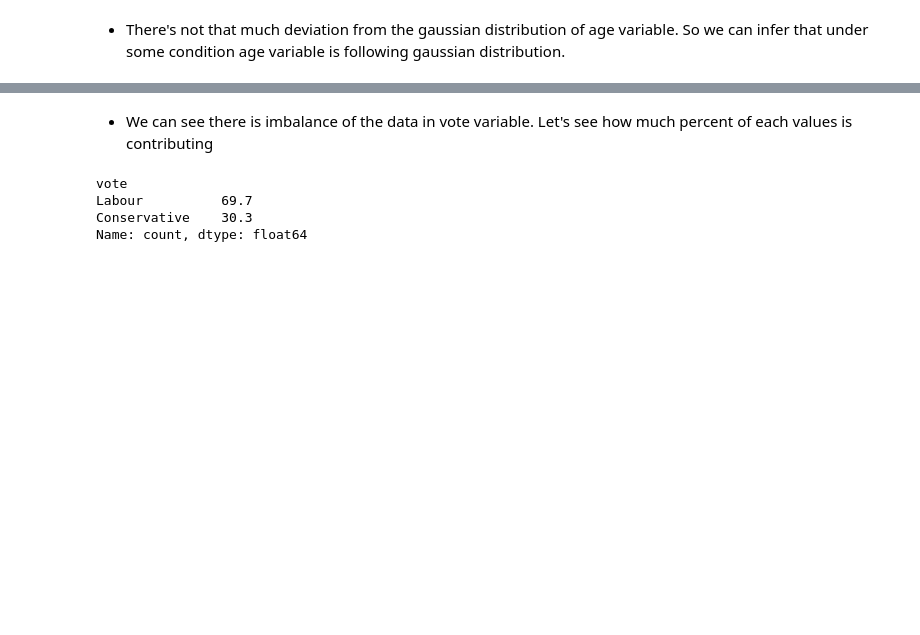
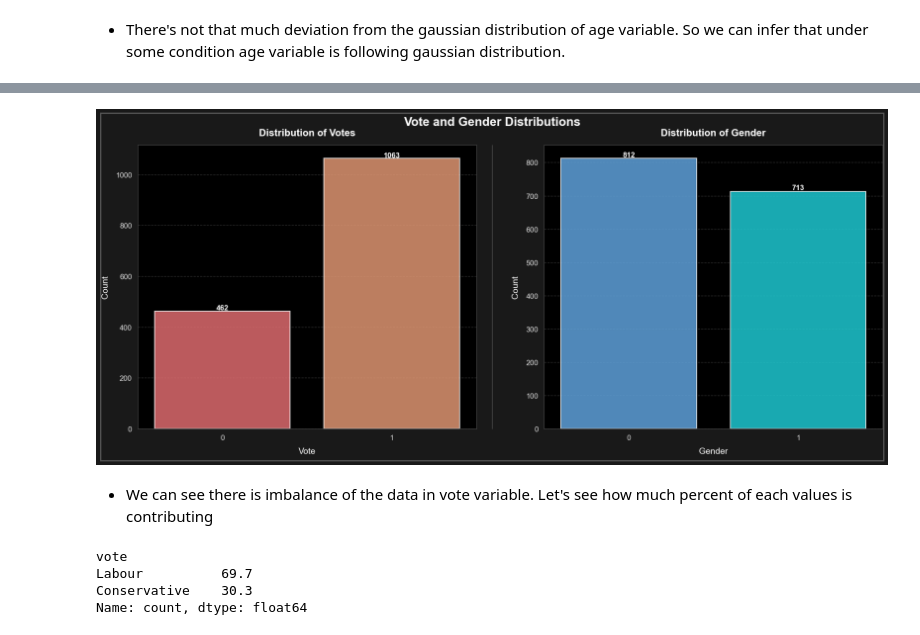
Before and after one commit to Shoyeb45/ElectionVotingPrediction, a Jupyter notebook: model.ipynb, the cells around one changed output, grey strips where cells are left out. Saved outputs shown, nothing was run; the diff lists cells and outputs as text; code cells hidden in the pictures; blank space fills up the shorter version.

Commit message:
Enhanced plots

```diff
--- a/model.ipynb
+++ b/model.ipynb
@@ -242,0 +335,94 @@ Text(0.5, 1.0, 'Count of values in gender variable')
+# %%
+from matplotlib import cm
+
+plt.style.use("dark_background")
+
+# Create figure and axes
+fig, axes = plt.subplots(nrows=1, ncols=2, figsize=(18, 8))
+
+# Color gradients that work well with dark background
+vote_colors = ["#ff5e62", "#ff9966"]  # Warm gradient
+gender_colors = ["#4facfe", "#00f2fe"]  # Cool gradient
+
+# First plot - Vote counts
+vote_plot = sns.countplot(
+    x=df['vote'],
+    ax=axes[0],
+    palette=vote_colors,
+    edgecolor='#ffffff',
+    linewidth=1.5,
+    alpha=0.8
+)
+
+# Second plot - Gender counts
+gender_plot = sns.countplot(
+    x=df['gender'],
+    ax=axes[1],
+    palette=gender_colors,
+    edgecolor='#ffffff',
+    linewidth=1.5,
+    alpha=0.8
+)
+
+# Enhance the plots with titles, labels, and styling
+for i, (ax, title, variable) in enumerate(zip(
+    axes,
+    ["Distribution of Votes", "Distribution of Gender"],
+    ["vote", "gender"]
+)):
+    # Add a subtle grid
+    ax.grid(axis='y', linestyle='--', alpha=0.2, color="#ffffff")
+    ax.set_axisbelow(True)
+
+    # Style title and labels
+    ax.set_title(title, fontsize=16, fontweight='bold', pad=15, color='#ffffff')
+    ax.set_xlabel(variable.capitalize(), fontsize=14, labelpad=10, color='#ffffff')
+    ax.set_ylabel("Count", fontsize=14, labelpad=10, color='#ffffff')
+
+    # Add count labels on top of each bar
+    for p in ax.patches:
+        height = p.get_height()
+        ax.text(
+            p.get_x() + p.get_width()/2.,
+            height + 5,
+            f'{int(height)}',
+            ha="center",
+            color='#ffffff',
+            fontsize=12,
+            fontweight='bold'
+        )
+
+    # Style the spines
+    for spine in ax.spines.values():
+        spine.set_edgecolor('#444444')
+        spine.set_linewidth(1)
+
+    # Enhance tick labels
+    ax.tick_params(axis='both', colors='#dddddd', labelsize=12)
+
+# Main title for the figure
+fig.suptitle('Vote and Gender Distributions',
+             fontsize=20, fontweight='bold', y=0.98, color='#ffffff')
+
+# Add a subtle glow effect to the figure
+fig.patch.set_alpha(0.9)
+
+# Add a separator line between the plots
+separator = plt.Line2D([0.5, 0.5], [0.1, 0.9],
+                     transform=fig.transFigure, figure=fig,
+                     color='#555555', linestyle='-', linewidth=1)
+fig.add_artist(separator)
+
+# Add a decorative border around the entire figure
+border = plt.Rectangle((0.01, 0.01), 0.98, 0.98,
+                       fill=False, transform=fig.transFigure,
+                       figure=fig, color='#555555', linewidth=2)
+fig.add_artist(border)
+
+# Improve spacing
+plt.tight_layout()
+plt.subplots_adjust(top=0.9, wspace=0.2)
+
+# Show plot
+plt.show()
+# %% [output]
@@ -243,3 +436,4 @@ Text(0.5, 1.0, 'Count of values in gender variable')
+[figure, added]
 # %% [markdown]
 - We can see there is imbalance of the data in vote variable. Let's see how much percent of each values is contributing
 # %%
```
Also changed, not shown: parts of 7 cells of this notebook.
